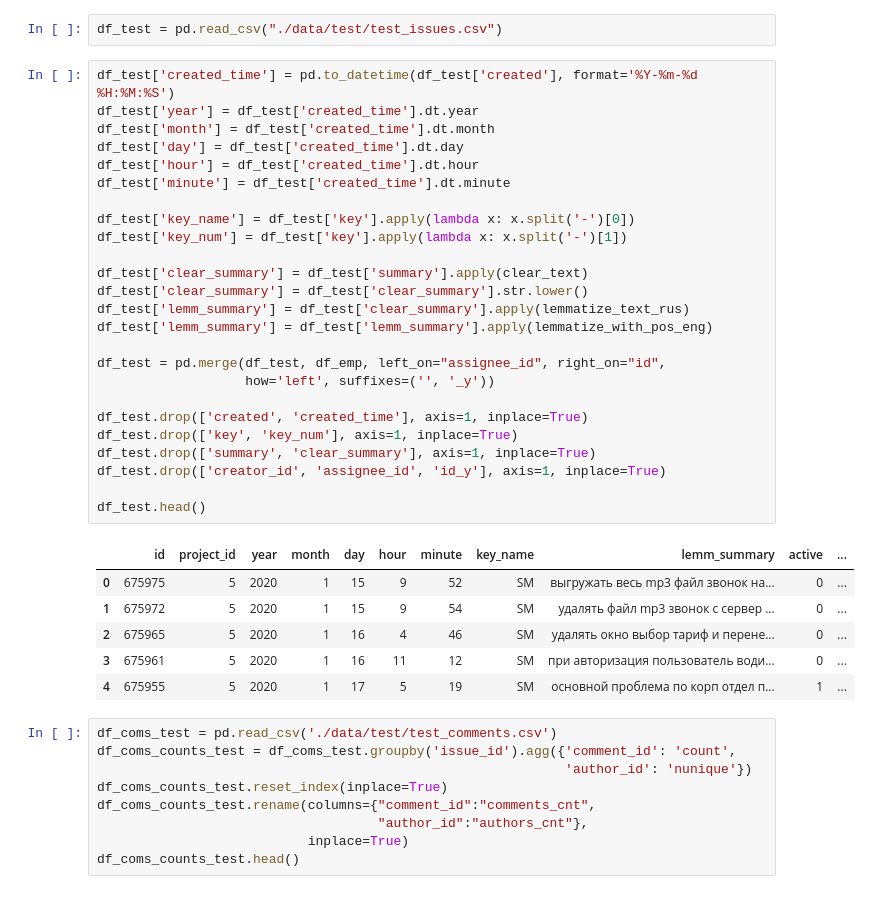
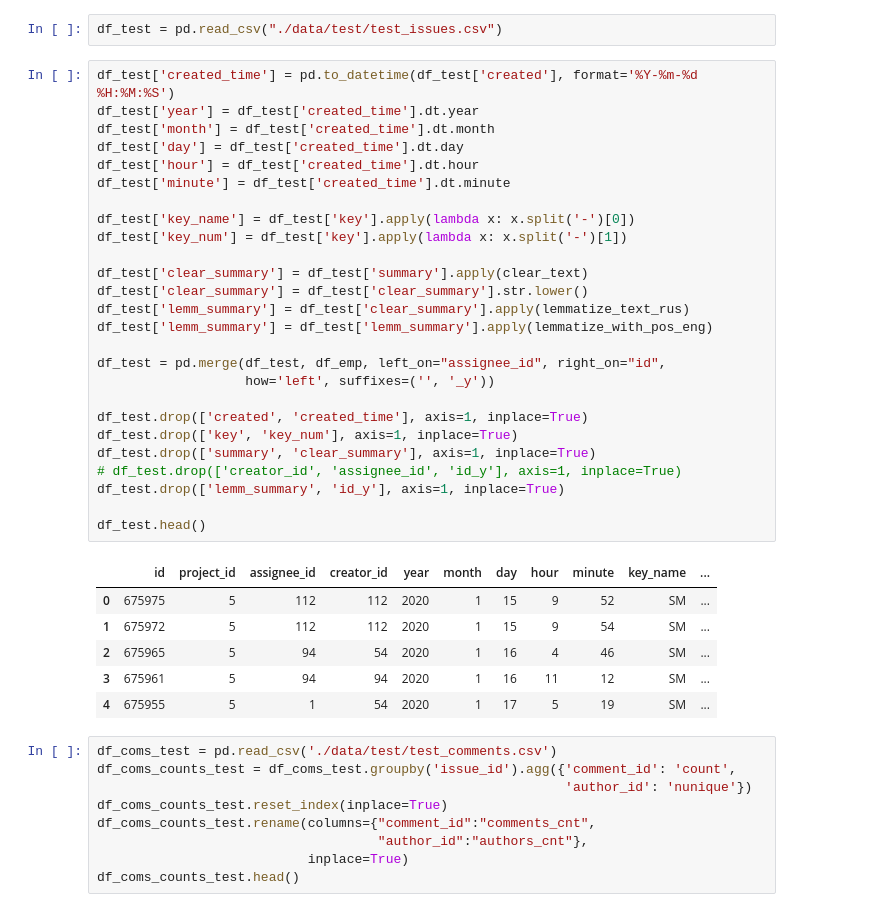
Before and after one commit to TayJen/hackathon_algu2022, a Jupyter notebook: H_ALGU_2022_Advance.ipynb, the cells around one changed output. Cells and saved outputs as stored; diff of their text form.

Commit message:
-tfidf, +assignee_id, +creator_id

```diff
--- a/H_ALGU_2022_Advance.ipynb
+++ b/H_ALGU_2022_Advance.ipynb
@@ -334,35 +355,36 @@ df_test = pd.read_csv("./data/test/test_issues.csv")
 # %%
 df_test['created_time'] = pd.to_datetime(df_test['created'], format='%Y-%m-%d %H:%M:%S')
 df_test['year'] = df_test['created_time'].dt.year
 df_test['month'] = df_test['created_time'].dt.month
 df_test['day'] = df_test['created_time'].dt.day
 df_test['hour'] = df_test['created_time'].dt.hour
 df_test['minute'] = df_test['created_time'].dt.minute
 
 df_test['key_name'] = df_test['key'].apply(lambda x: x.split('-')[0])
 df_test['key_num'] = df_test['key'].apply(lambda x: x.split('-')[1])
 
 df_test['clear_summary'] = df_test['summary'].apply(clear_text)
 df_test['clear_summary'] = df_test['clear_summary'].str.lower()
 df_test['lemm_summary'] = df_test['clear_summary'].apply(lemmatize_text_rus)
 df_test['lemm_summary'] = df_test['lemm_summary'].apply(lemmatize_with_pos_eng)
 
 df_test = pd.merge(df_test, df_emp, left_on="assignee_id", right_on="id",
                    how='left', suffixes=('', '_y'))
 
 df_test.drop(['created', 'created_time'], axis=1, inplace=True)
 df_test.drop(['key', 'key_num'], axis=1, inplace=True)
 df_test.drop(['summary', 'clear_summary'], axis=1, inplace=True)
-df_test.drop(['creator_id', 'assignee_id', 'id_y'], axis=1, inplace=True)
+# df_test.drop(['creator_id', 'assignee_id', 'id_y'], axis=1, inplace=True)
+df_test.drop(['lemm_summary', 'id_y'], axis=1, inplace=True)
 
 df_test.head()
 # %% [output]
-|  | id | project_id | year | month | day | hour | minute | key_name | lemm_summary | active | ... |
-| 0 | 675975 | 5 | 2020 | 1 | 15 | 9 | 52 | SM | выгружать весь mp3 файл звонок на... | 0 | ... |
-| 1 | 675972 | 5 | 2020 | 1 | 15 | 9 | 54 | SM | удалять файл mp3 звонок с сервер ... | 0 | ... |
-| 2 | 675965 | 5 | 2020 | 1 | 16 | 4 | 46 | SM | удалять окно выбор тариф и перене... | 0 | ... |
-| 3 | 675961 | 5 | 2020 | 1 | 16 | 11 | 12 | SM | при авторизация пользователь води... | 0 | ... |
-| 4 | 675955 | 5 | 2020 | 1 | 17 | 5 | 19 | SM | основной проблема по корп отдел п... | 1 | ... |
+|  | id | project_id | assignee_id | creator_id | year | month | day | hour | minute | key_name | ... |
+| 0 | 675975 | 5 | 112 | 112 | 2020 | 1 | 15 | 9 | 52 | SM | ... |
+| 1 | 675972 | 5 | 112 | 112 | 2020 | 1 | 15 | 9 | 54 | SM | ... |
+| 2 | 675965 | 5 | 94 | 54 | 2020 | 1 | 16 | 4 | 46 | SM | ... |
+| 3 | 675961 | 5 | 94 | 94 | 2020 | 1 | 16 | 11 | 12 | SM | ... |
+| 4 | 675955 | 5 | 1 | 54 | 2020 | 1 | 17 | 5 | 19 | SM | ... |
 # %%
 df_coms_test = pd.read_csv('./data/test/test_comments.csv')
 df_coms_counts_test = df_coms_test.groupby('issue_id').agg({'comment_id': 'count',
```
Also changed, not shown: parts of 19 cells of this notebook.
